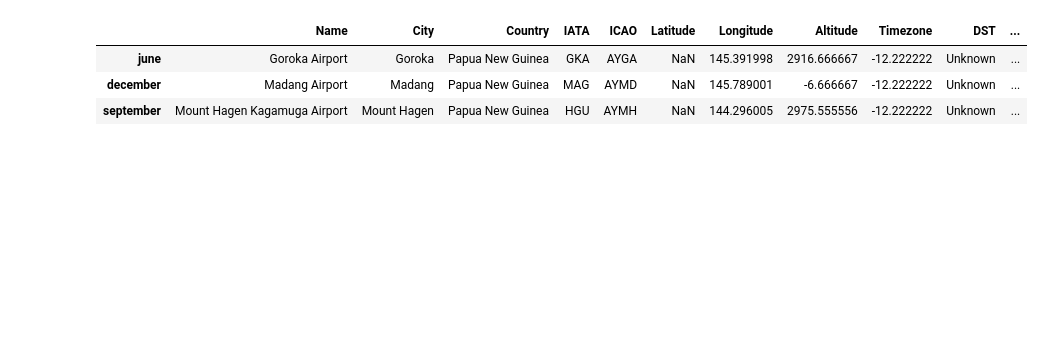
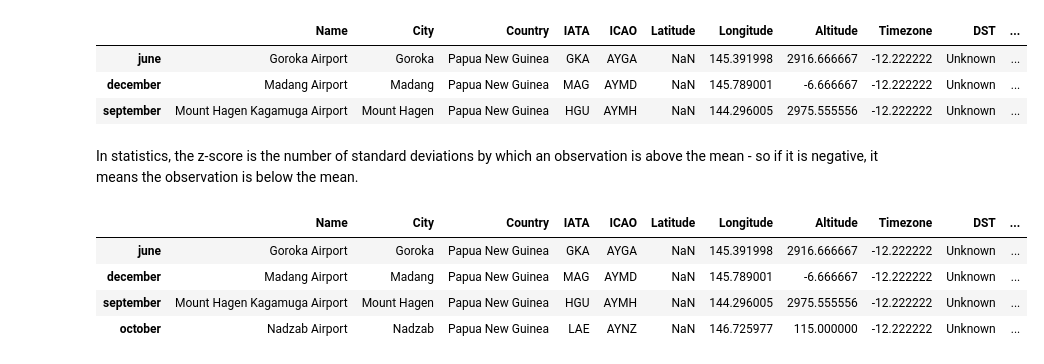
Before and after one commit to xenakas/py_projects, a Jupyter notebook: pandas_manipulation.ipynb, the cells around one changed output. Saved outputs shown, nothing was run; the diff lists cells and outputs as text; code cells hidden in the pictures; blank space fills up the shorter version.

```diff
--- a/pandas_manipulation.ipynb
+++ b/pandas_manipulation.ipynb
@@ -252,3 +252,17 @@ df_a.head(3)
 | june | Goroka Airport | Goroka | Papua New Guinea | GKA | AYGA | NaN | 145.391998 | 2916.666667 | -12.222222 | Unknown | ... |
 | december | Madang Airport | Madang | Papua New Guinea | MAG | AYMD | NaN | 145.789001 | -6.666667 | -12.222222 | Unknown | ... |
 | september | Mount Hagen Kagamuga Airport | Mount Hagen | Papua New Guinea | HGU | AYMH | NaN | 144.296005 | 2975.555556 | -12.222222 | Unknown | ... |
+# %% [markdown]
+In statistics, the z-score is the number of standard deviations by which an observation is above the mean - so if it is negative, it means the observation is below the mean.
+# %%
+from scipy.stats import zscore  # to compute the deviation from the mean in fractions of the standard deviation
+
+df_a['Long_z'] = zscore(df_a['Longitude'])
+
+df_a.head(4)
+# %% [output]
+|  | Name | City | Country | IATA | ICAO | Latitude | Longitude | Altitude | Timezone | DST | ... |
+| june | Goroka Airport | Goroka | Papua New Guinea | GKA | AYGA | NaN | 145.391998 | 2916.666667 | -12.222222 | Unknown | ... |
+| december | Madang Airport | Madang | Papua New Guinea | MAG | AYMD | NaN | 145.789001 | -6.666667 | -12.222222 | Unknown | ... |
+| september | Mount Hagen Kagamuga Airport | Mount Hagen | Papua New Guinea | HGU | AYMH | NaN | 144.296005 | 2975.555556 | -12.222222 | Unknown | ... |
+| october | Nadzab Airport | Nadzab | Papua New Guinea | LAE | AYNZ | NaN | 146.725977 | 115.000000 | -12.222222 | Unknown | ... |
```
Also changed, not shown: parts of 2 cells of this notebook.
